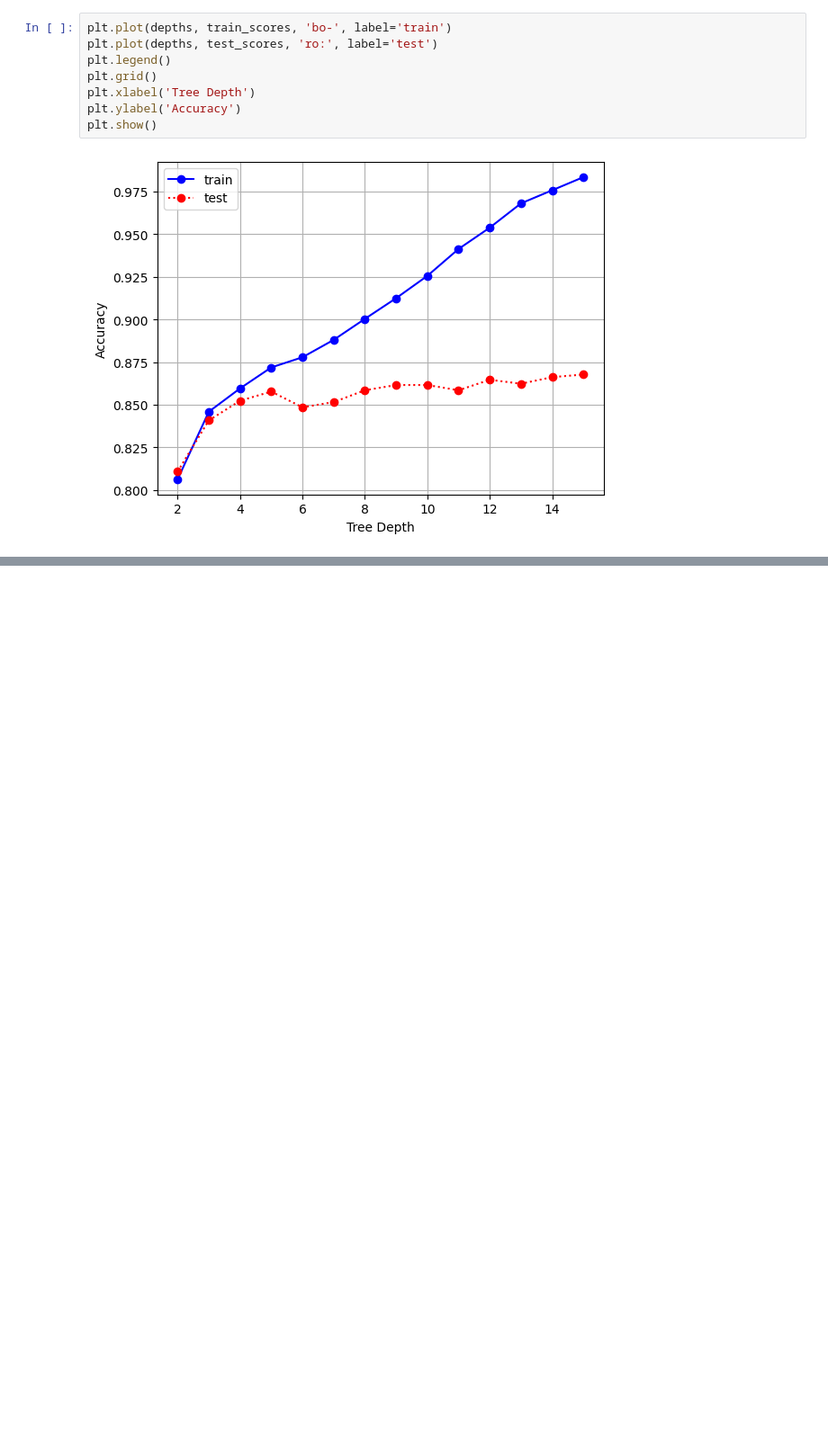
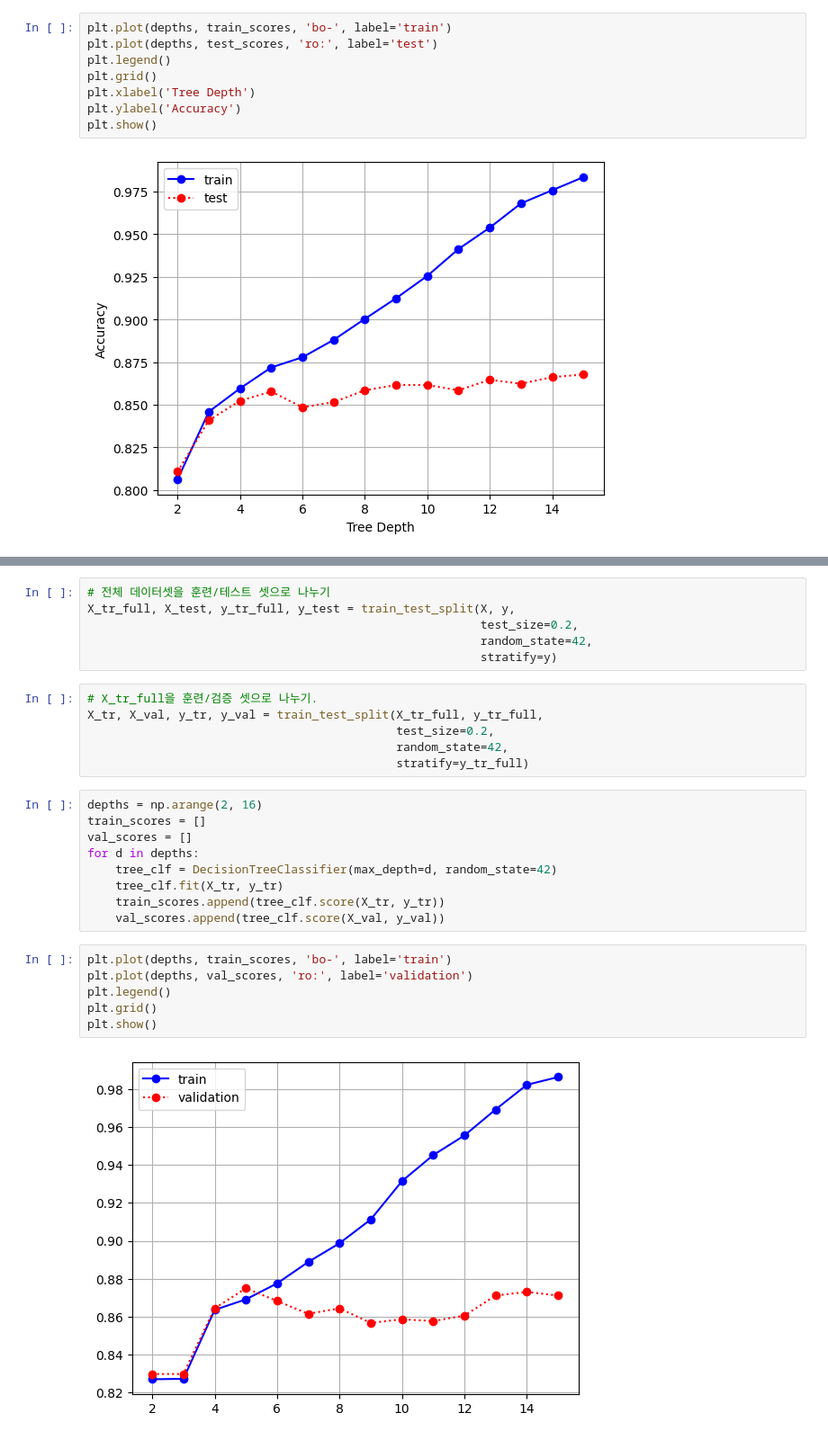
Before and after one commit to JakeOh/202505_BD50, a Jupyter notebook: lab_da/ml10_decision_tree.ipynb, the cells around one changed output, grey strips where cells are left out. Shown at 90% size. Cells and saved outputs as stored; diff of their text form; blank space fills up the shorter version.

```diff
--- a/lab_da/ml10_decision_tree.ipynb
+++ b/lab_da/ml10_decision_tree.ipynb
@@ -318,0 +327,29 @@ plt.show()
+# %%
+# 전체 데이터셋을 훈련/테스트 셋으로 나누기
+X_tr_full, X_test, y_tr_full, y_test = train_test_split(X, y,
+                                                        test_size=0.2,
+                                                        random_state=42,
+                                                        stratify=y)
+# %%
+# X_tr_full을 훈련/검증 셋으로 나누기.
+X_tr, X_val, y_tr, y_val = train_test_split(X_tr_full, y_tr_full,
+                                            test_size=0.2,
+                                            random_state=42,
+                                            stratify=y_tr_full)
+# %%
+depths = np.arange(2, 16)
+train_scores = []
+val_scores = []
+for d in depths:
+    tree_clf = DecisionTreeClassifier(max_depth=d, random_state=42)
+    tree_clf.fit(X_tr, y_tr)
+    train_scores.append(tree_clf.score(X_tr, y_tr))
+    val_scores.append(tree_clf.score(X_val, y_val))
+# %%
+plt.plot(depths, train_scores, 'bo-', label='train')
+plt.plot(depths, val_scores, 'ro:', label='validation')
+plt.legend()
+plt.grid()
+plt.show()
+# %% [output]
+[figure, added]
```
Also changed, not shown: parts of 5 cells of this notebook.
